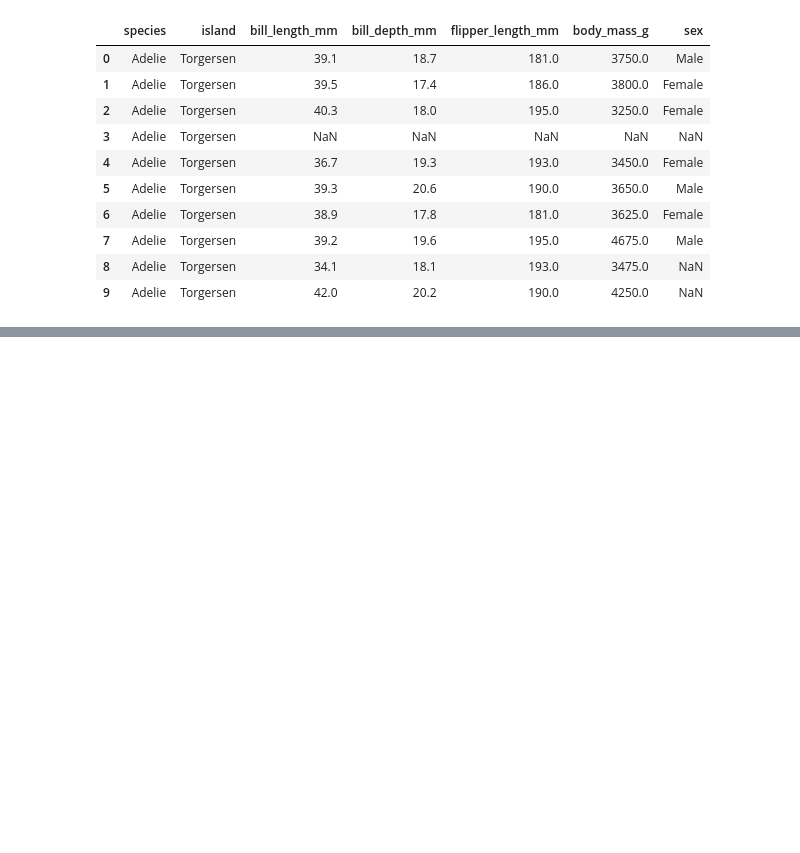
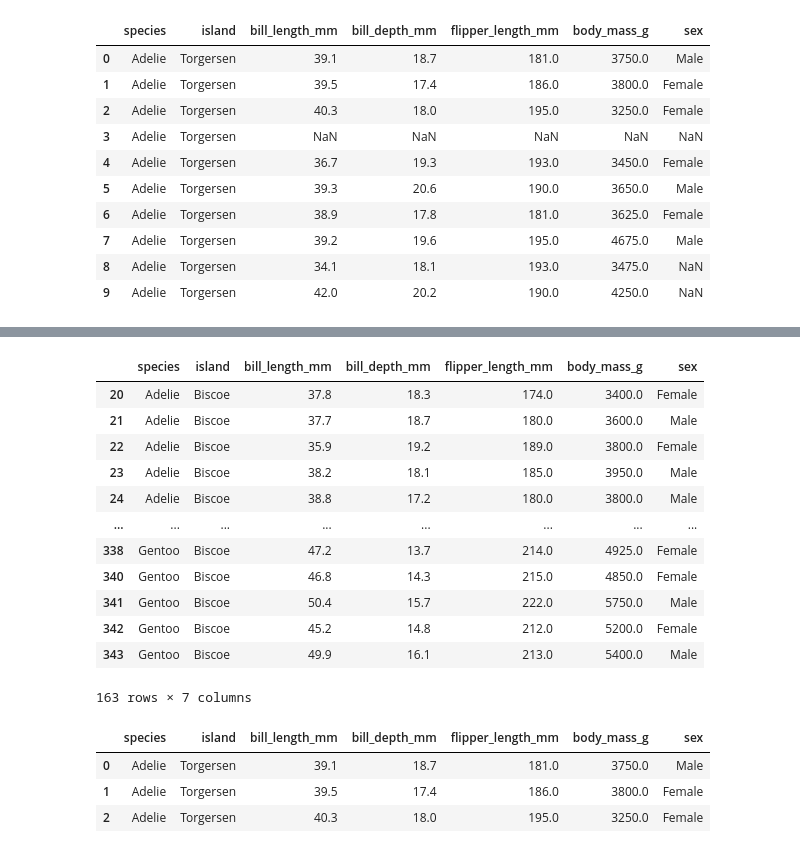
Before and after one commit to b3rian/Data_Science, a Jupyter notebook: pandas tutorial.ipynb, the cells around one changed output, grey strips where cells are left out. Drawn from its saved outputs; the diff is of its cells as text; code cells hidden in the pictures; blank space fills up the shorter version.

```diff
--- a/tutorial.ipynb
+++ b/pandas tutorial.ipynb
@@ -224,0 +243,23 @@ penguins[penguins['species'].isin(['Adelie', 'Gentoo'])].head(10)
+# %%
+penguins[(penguins['island'] == 'Biscoe') & (penguins['body_mass_g'] > 3000)]
+# %% [output]
+|  | species | island | bill_length_mm | bill_depth_mm | flipper_length_mm | body_mass_g | sex |
+| 20 | Adelie | Biscoe | 37.8 | 18.3 | 174.0 | 3400.0 | Female |
+| 21 | Adelie | Biscoe | 37.7 | 18.7 | 180.0 | 3600.0 | Male |
+| 22 | Adelie | Biscoe | 35.9 | 19.2 | 189.0 | 3800.0 | Female |
+| 23 | Adelie | Biscoe | 38.2 | 18.1 | 185.0 | 3950.0 | Male |
+| 24 | Adelie | Biscoe | 38.8 | 17.2 | 180.0 | 3800.0 | Male |
+| ... | ... | ... | ... | ... | ... | ... | ... |
+| 338 | Gentoo | Biscoe | 47.2 | 13.7 | 214.0 | 4925.0 | Female |
+| 340 | Gentoo | Biscoe | 46.8 | 14.3 | 215.0 | 4850.0 | Female |
+| 341 | Gentoo | Biscoe | 50.4 | 15.7 | 222.0 | 5750.0 | Male |
+| 342 | Gentoo | Biscoe | 45.2 | 14.8 | 212.0 | 5200.0 | Female |
+| 343 | Gentoo | Biscoe | 49.9 | 16.1 | 213.0 | 5400.0 | Male |
+163 rows × 7 columns
+# %%
+penguins[~penguins['species'].isin(['Gentoo', 'Biscoe'])].head(3)
+# %% [output]
+|  | species | island | bill_length_mm | bill_depth_mm | flipper_length_mm | body_mass_g | sex |
+| 0 | Adelie | Torgersen | 39.1 | 18.7 | 181.0 | 3750.0 | Male |
+| 1 | Adelie | Torgersen | 39.5 | 17.4 | 186.0 | 3800.0 | Female |
+| 2 | Adelie | Torgersen | 40.3 | 18.0 | 195.0 | 3250.0 | Female |
```
Also changed, not shown: parts of 3 cells of this notebook, 1 other file.
